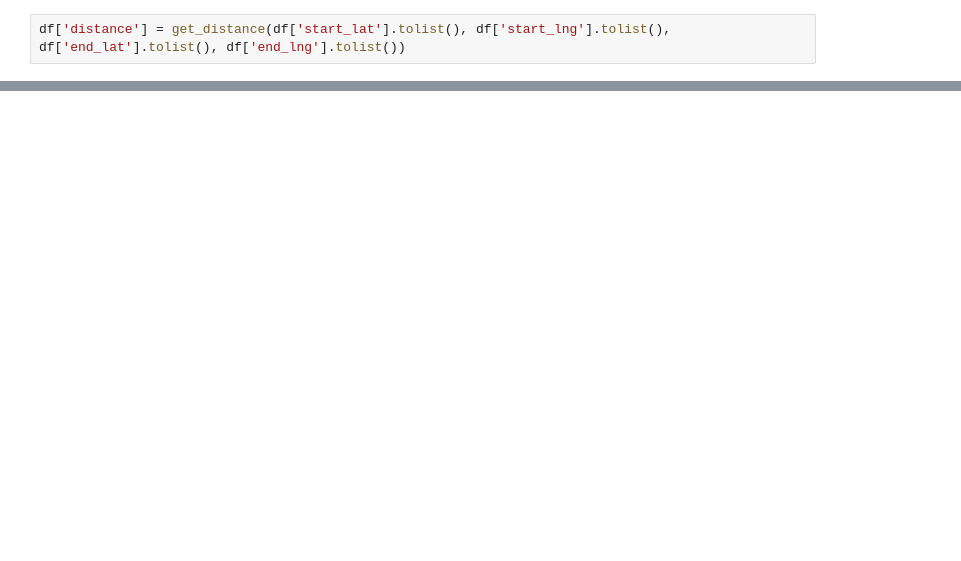
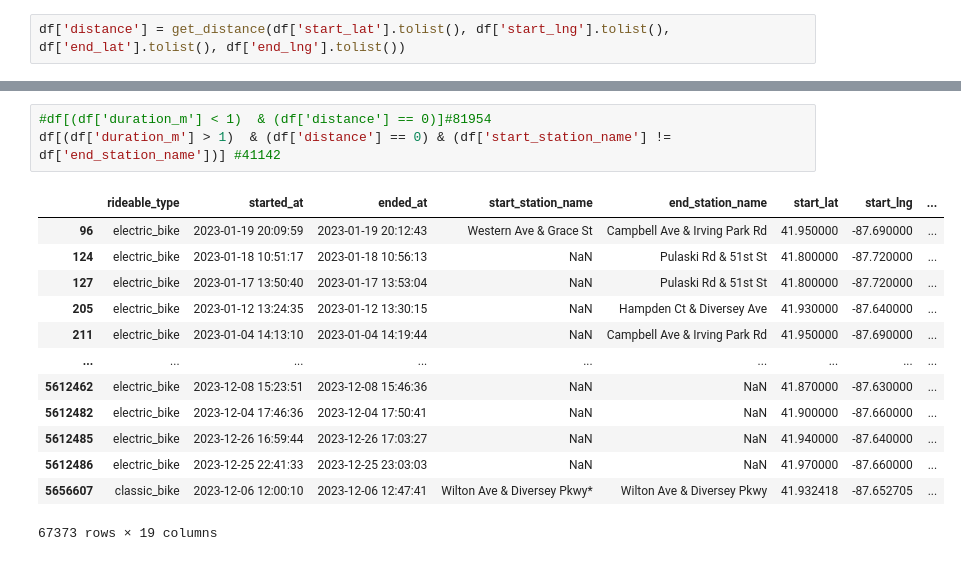
Before and after one commit to gggytan/Lyft-Bike-Share-Ridership-Analysis, a Jupyter notebook: Data/Lyft Bike-Share Chicago_Data Processing.ipynb, the cells around one changed output, grey strips where cells are left out. Cells and saved outputs as stored; diff of their text form; blank space fills up the shorter version.

```diff
--- a/Data/Lyft Bike-Share Chicago_Data Processing.ipynb
+++ b/Data/Lyft Bike-Share Chicago_Data Processing.ipynb
@@ -219,0 +300,17 @@ df.to_csv("2023-divvy-tripdata_processed.csv")
+# %%
+#df[(df['duration_m'] < 1)  & (df['distance'] == 0)]#81954
+df[(df['duration_m'] > 1)  & (df['distance'] == 0) & (df['start_station_name'] != df['end_station_name'])] #41142
+# %% [output]
+|  | rideable_type | started_at | ended_at | start_station_name | end_station_name | start_lat | start_lng | ... |
+| 96 | electric_bike | 2023-01-19 20:09:59 | 2023-01-19 20:12:43 | Western Ave & Grace St | Campbell Ave & Irving Park Rd | 41.950000 | -87.690000 | ... |
+| 124 | electric_bike | 2023-01-18 10:51:17 | 2023-01-18 10:56:13 | NaN | Pulaski Rd & 51st St | 41.800000 | -87.720000 | ... |
+| 127 | electric_bike | 2023-01-17 13:50:40 | 2023-01-17 13:53:04 | NaN | Pulaski Rd & 51st St | 41.800000 | -87.720000 | ... |
+| 205 | electric_bike | 2023-01-12 13:24:35 | 2023-01-12 13:30:15 | NaN | Hampden Ct & Diversey Ave | 41.930000 | -87.640000 | ... |
+| 211 | electric_bike | 2023-01-04 14:13:10 | 2023-01-04 14:19:44 | NaN | Campbell Ave & Irving Park Rd | 41.950000 | -87.690000 | ... |
+| ... | ... | ... | ... | ... | ... | ... | ... | ... |
+| 5612462 | electric_bike | 2023-12-08 15:23:51 | 2023-12-08 15:46:36 | NaN | NaN | 41.870000 | -87.630000 | ... |
+| 5612482 | electric_bike | 2023-12-04 17:46:36 | 2023-12-04 17:50:41 | NaN | NaN | 41.900000 | -87.660000 | ... |
+| 5612485 | electric_bike | 2023-12-26 16:59:44 | 2023-12-26 17:03:27 | NaN | NaN | 41.940000 | -87.640000 | ... |
+| 5612486 | electric_bike | 2023-12-25 22:41:33 | 2023-12-25 23:03:03 | NaN | NaN | 41.970000 | -87.660000 | ... |
+| 5656607 | classic_bike | 2023-12-06 12:00:10 | 2023-12-06 12:47:41 | Wilton Ave & Diversey Pkwy* | Wilton Ave & Diversey Pkwy | 41.932418 | -87.652705 | ... |
+67373 rows × 19 columns
```
Also changed, not shown: parts of 43 cells of this notebook.
